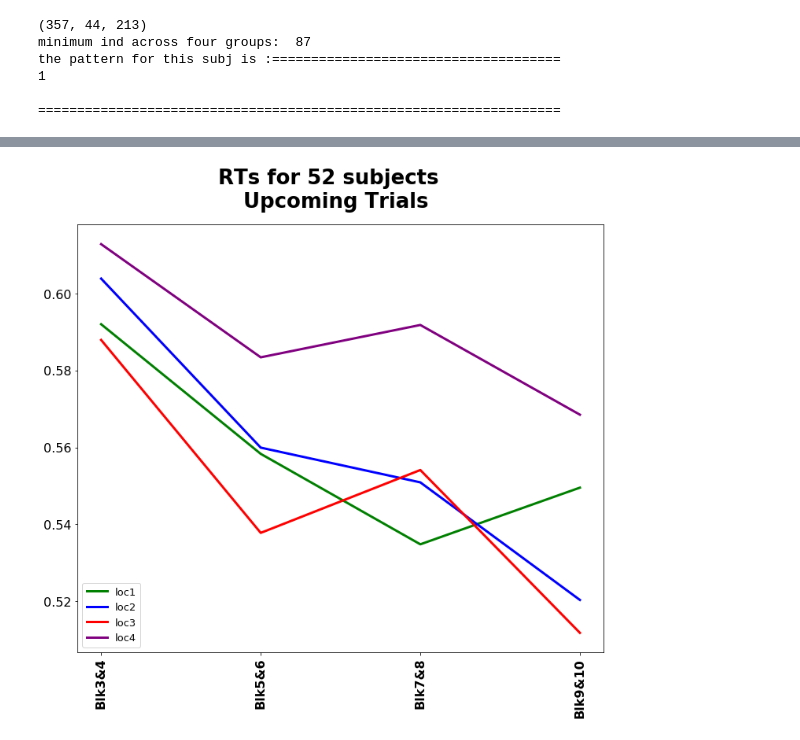
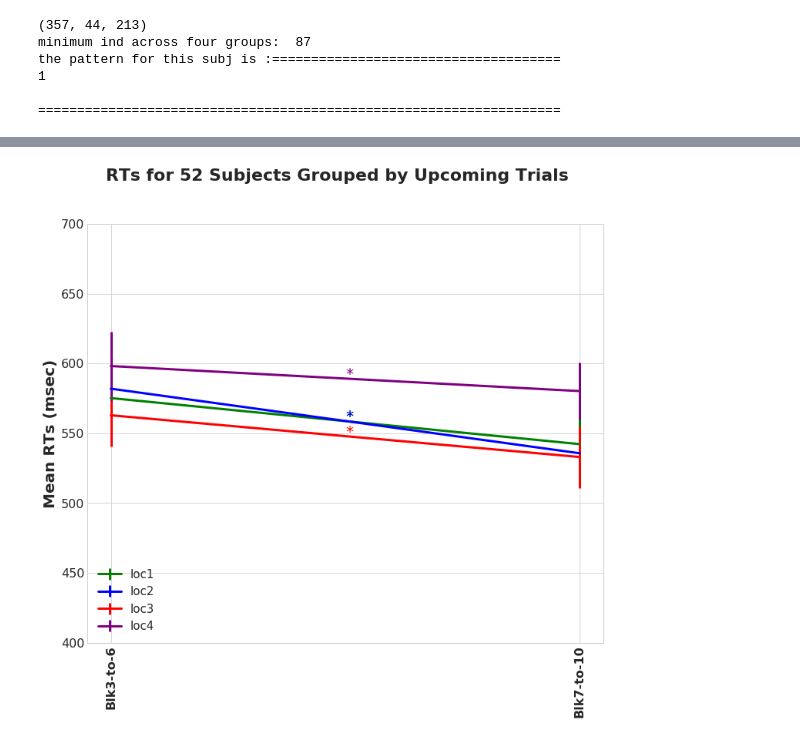
Before and after one commit to MaryZolfaghar/SPLT_EEG, a Jupyter notebook: jupyter/finals/final_genResults_RTs_myData_may0420.ipynb, the cells around one changed output, grey strips where cells are left out. Saved outputs shown, nothing was run; the diff lists cells and outputs as text; code cells hidden in the pictures.

Commit message:
eCortex Jupyter

```diff
--- a/jupyter/finals/final_genResults_RTs_myData_may0420.ipynb
+++ b/jupyter/finals/final_genResults_RTs_myData_may0420.ipynb
@@ -2,6 +2,7 @@
 import mne
 import numpy as np
 import matplotlib.pyplot as plt
+plt.style.use('seaborn-whitegrid')
 import pickle
 from scipy import stats
 # %%
@@ -333,3 +291,12 @@ def calc_pvals(statG1, statG2):
     # df = 2*N - 2
     # p = 1 - stats.t.cdf(t,df=df)
     return ps, ts
+# %%
+def label_diff(i,j,text,X,Y,color_i):
+        x = (X[i]+X[j])/2
+        y = (Y[i]+Y[j])/2 #max(Y[i], Y[j])  #1.1*max(Y[i], Y[j])
+        dx = abs(X[i]-X[j])
+    #     props = {'connectionstyle':'bar','arrowstyle':'-',\
+    #                  'shrinkA':20,'shrinkB':20,'linewidth':2}
+        ax.annotate(text, xy=(x,y), zorder=10, color=color_i, fontsize=20)
+        ax.annotate('', xy=(X[i],y), xytext=(X[j],y))#, arrowprops=props)
@@ -336,35 +389,72 @@ def calc_pvals(statG1, statG2):
 # %%
+import pickle
 
-#--------------------------
-data_SxGxB = RTs_all_subjs_SxGxB.copy()
+args = arguments('early', 'removeevoked', 'False', 'Trgt_Loc_main', 'True' )
+args.SAVE_RESULT_ROOT = '../../../results/RTs/eCortex/'
+fn_str = args.SAVE_RESULT_ROOT + 'mean_RTs_all_subjs_SxGxB_%s.npy' %(args.mtdt_feat)
+with open(fn_str, 'rb') as f:
+    mean_RTs_all_subjs_SxGxB = pickle.load(f)
+
+fn_str = args.SAVE_RESULT_ROOT + 'sem_RTs_all_subjs_SxGxB_%s.npy' %(args.mtdt_feat)
+with open(fn_str, 'rb') as f:
+    sem_RTs_all_subjs_SxGxB = pickle.load(f)
+
+
+#----------------------------------------------------------------------------------
+data_SxGxB = mean_RTs_all_subjs_SxGxB.copy()
 data_GxB = np.mean(data_SxGxB.copy(), axis=0)
-data_GxAvgB = np.zeros([4,4])
+data_GxAvgB = np.zeros([4,2])
+data_GxAvgB[:,0] = np.mean(data_GxB[:,0:4], axis=1)*1000
+data_GxAvgB[:,1] = np.mean(data_GxB[:,4:8], axis=1)*1000
 
-data_GxAvgB[:,0] = np.mean(data_GxB[:,0:2], axis=1)
-data_GxAvgB[:,1] = np.mean(data_GxB[:,2:4], axis=1)
-data_GxAvgB[:,2] = np.mean(data_GxB[:,4:6], axis=1)
-data_GxAvgB[:,3] = np.mean(data_GxB[:,6:8], axis=1)
+sem_SxGxB = sem_RTs_all_subjs_SxGxB.copy()
+sem_GxB = np.mean(sem_SxGxB.copy(), axis=0)
+sem_GxAvgB = np.zeros([4,2])
+sem_GxAvgB[:,0] = np.mean(sem_GxB[:,0:4], axis=1)*1000
+sem_GxAvgB[:,1] = np.mean(sem_GxB[:,4:8], axis=1)*1000
+
+#----------------------------------------------------------------------------------
+statG1 = data_SxGxB[:,:,0:4]
+statG2 = data_SxGxB[:,:,4:8]
+ps, ts = calc_pvals(statG1, statG2)
+#--------
+# menMeans   = np.array([596.87988182, 526.07071713])
+# menStd     = np.array([28.52566264, 21.95989351])
+print('data_GxAvgB[0,:]', data_GxAvgB[0,:])
+print('sem_GxAvgB[0,:]', sem_GxAvgB[0,:])
+menMeans   = data_GxAvgB[0,:] * 1000
+menStd     = sem_GxAvgB[0,:] * 1000
+
+#--------
 
 tot_num_subjects = data_SxGxB.shape[0]
 if args.mtdt_feat=='Trgt_Loc_main':
-    title = 'RTs for %s subjects \n %s' %(tot_num_subjects, 'Upcoming Trials')
+    title = 'RTs for %s Subjects %s' %(tot_num_subjects, 'Grouped by Upcoming Trials')
 else:
-    title = 'RTs for %s subjects \n %s' %(tot_num_subjects, 'Previous Trials')
+    title = 'RTs for %s Subjects %s' %(tot_num_subjects, 'Grouped by Previous Trials')
 
 
 font=set_fonts()
 fig, ax = plt.subplots(1,1,figsize=(12,10))
-lw1=3 ;lw2=4; fwl=13
-fig.suptitle(title, fontproperties=font, fontsize=26, fontweight='bold')
+lw1=3 ;lw2=4; fwl=15
+fig.suptitle(title, fontproperties=font, fontsize=22, fontweight='bold')
 colors = ['green', 'blue', 'red', 'purple']
 xx=range(data_GxAvgB.shape[1])
 
 for ii in range(data_SxGxB.shape[1]):
-    ax.plot(xx, data_GxAvgB[ii,:], linewidth=lw1, color=colors[ii])
+    pval = ps[ii]
+    ax.errorbar(xx, data_GxAvgB[ii,:], yerr=sem_GxAvgB[ii,:], linewidth=lw1, color=colors[ii])
+    if pval < 0.05:
+            label_diff(0,1,'*',xx, data_GxAvgB[ii,:],colors[ii])
 
-labels=['Blk3&4', 'Blk5&6', 'Blk7&8', 'Blk9&10']
+plt.ylim(ymax=700, ymin=400)
+labels=['Blk3-to-6', 'Blk7-to-10']
 plt.xticks(xx, labels, rotation='vertical', fontproperties=font, fontsize=16, fontweight='bold')
 ax.yaxis.set_tick_params(labelsize=16)
 
 ax.legend(['loc1', 'loc2', 'loc3', 'loc4'], loc='lower left', fontsize=fwl)
+ax.set_ylabel('Mean RTs (msec)', fontproperties=font, fontsize=20, fontweight='bold')  # Area Under the Curve
+
+fig_str = 'fig_RTs_all_subjs_SxGxB_%s.npy' %(args.mtdt_feat)
+plt.savefig((args.SAVE_RESULT_ROOT + fig_str + '.pdf'))
 # %% [output]
@@ -372 +474 @@ ax.legend(['loc1', 'loc2', 'loc3', 'loc4'], loc='lower left', fontsize=fwl)
-[figure, old version]
+[figure, new version]
```
Also changed, not shown: parts of 9 cells of this notebook, 3 other files.
